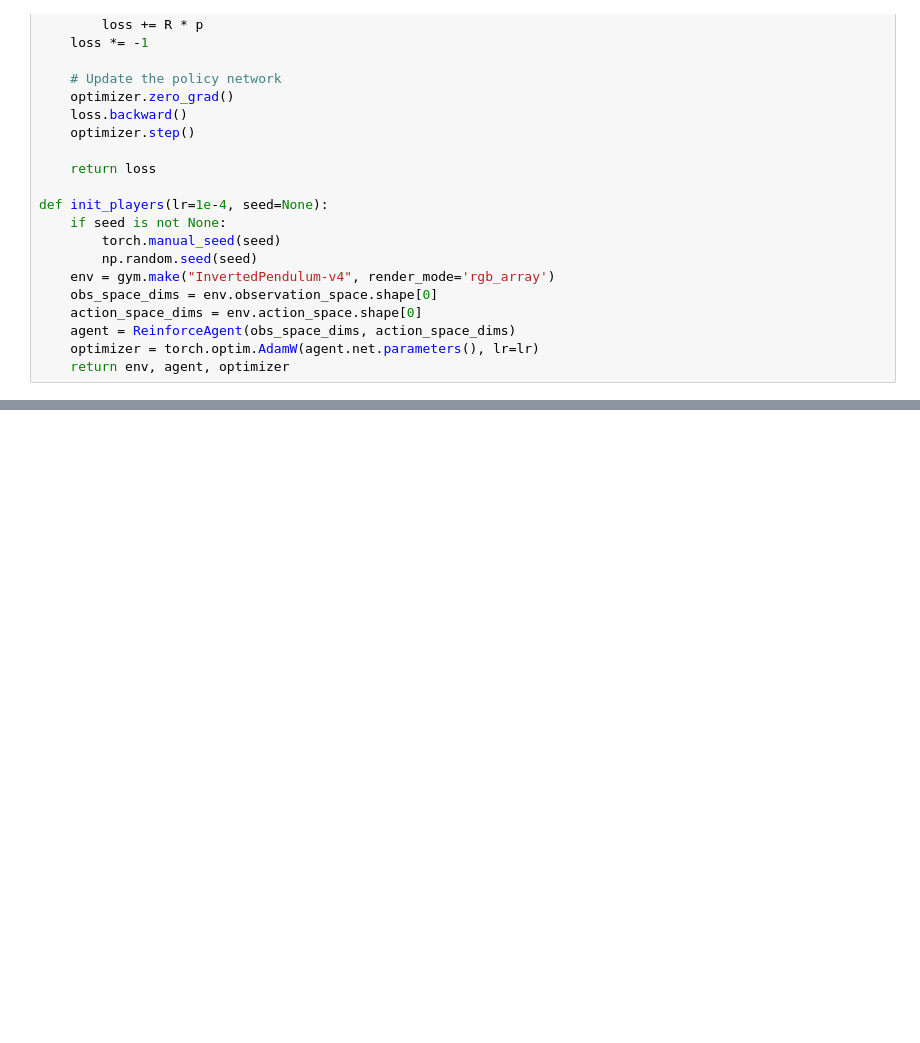
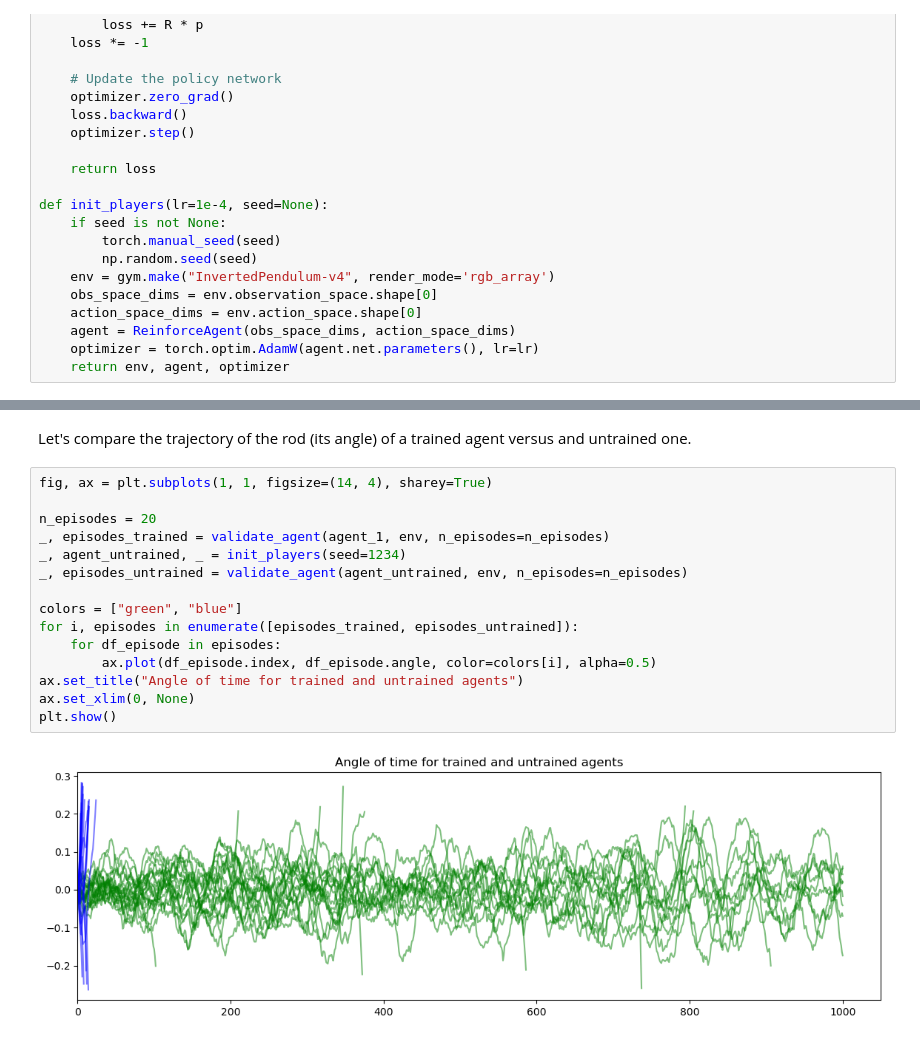
Before and after one commit to christianbrendel/study, a Jupyter notebook: reinforcement_learning_basics/policy_gradient.ipynb, the cells around one changed output, grey strips where cells are left out. Drawn from its saved outputs; the diff is of its cells as text; blank space fills up the shorter version.

```diff
--- a/reinforcement_learning_basics/policy_gradient.ipynb
+++ b/reinforcement_learning_basics/policy_gradient.ipynb
@@ -256,0 +276,19 @@ plt.show()
+# %% [markdown]
+Let's compare the trajectory of the rod (its angle) of a trained agent versus and untrained one.
+# %%
+fig, ax = plt.subplots(1, 1, figsize=(14, 4), sharey=True)
+
+n_episodes = 20
+_, episodes_trained = validate_agent(agent_1, env, n_episodes=n_episodes)
+_, agent_untrained, _ = init_players(seed=1234)
+_, episodes_untrained = validate_agent(agent_untrained, env, n_episodes=n_episodes)
+
+colors = ["green", "blue"]
+for i, episodes in enumerate([episodes_trained, episodes_untrained]):
+    for df_episode in episodes:
+        ax.plot(df_episode.index, df_episode.angle, color=colors[i], alpha=0.5)
+ax.set_title("Angle of time for trained and untrained agents")
+ax.set_xlim(0, None)
+plt.show()
+# %% [output]
+[figure, added]
```
Also changed, not shown: parts of 7 cells of this notebook.
